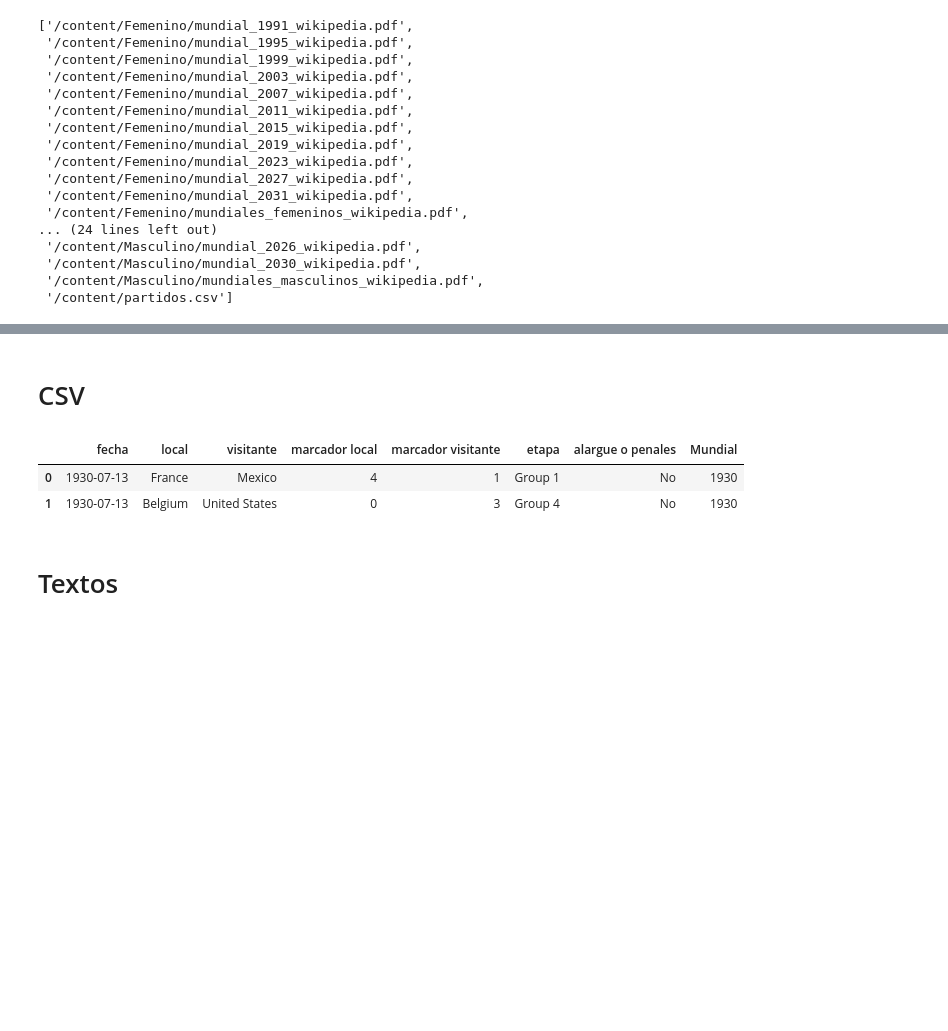
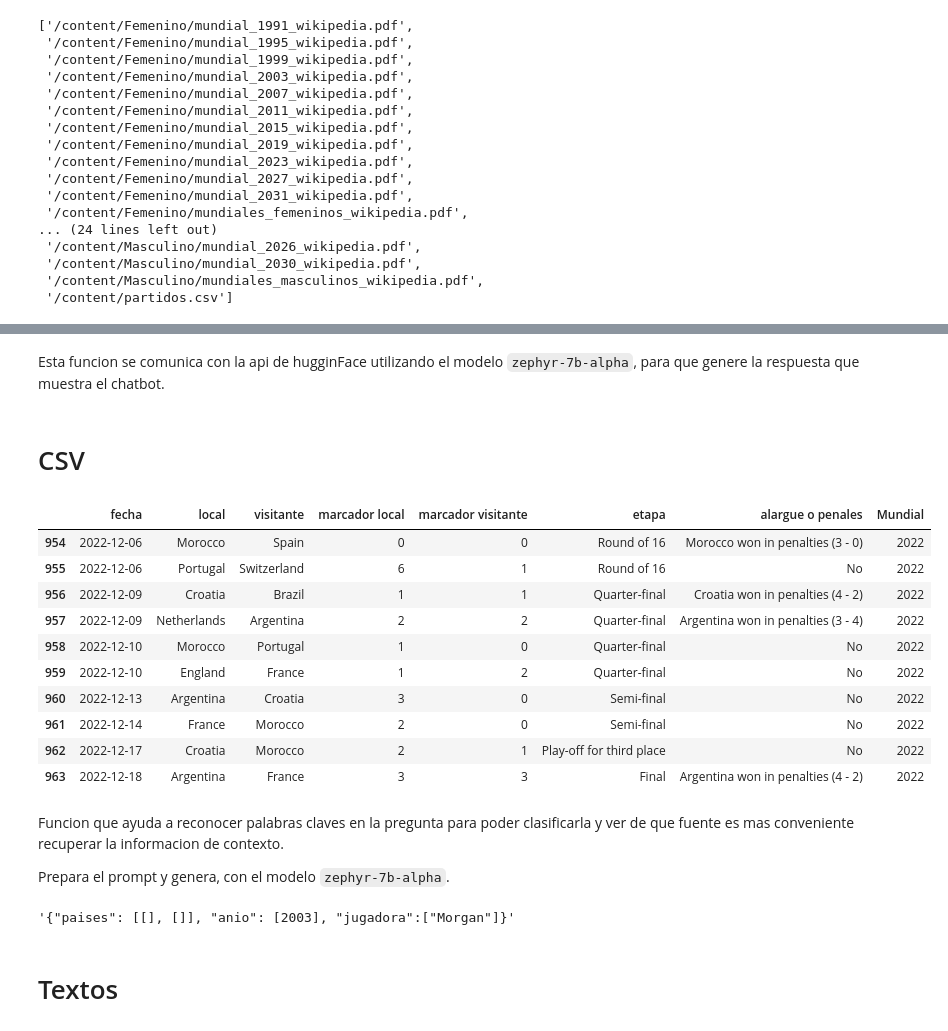
Before and after one commit to santiagof2000/procesamiento_lenguaje_natural_tp2, a Jupyter notebook: TP_2_NLP.ipynb, the cells around one changed output, grey strips where cells are left out. Saved outputs shown, nothing was run; the diff lists cells and outputs as text; code cells hidden in the pictures; blank space fills up the shorter version.

```diff
--- a/TP_2_NLP.ipynb
+++ b/TP_2_NLP.ipynb
@@ -95,0 +206,2 @@ gdown.download_folder(url, quiet=True, output='/content')
+# %% [markdown]
+Esta funcion se comunica con la api de hugginFace utilizando el modelo `zephyr-7b-alpha`, para que genere la respuesta que muestra el chatbot.
@@ -97,9 +236,21 @@ gdown.download_folder(url, quiet=True, output='/content')
 # CSV
 # %%
 df = pd.read_csv('/content/partidos.csv')
-# %%
-df.head(2)
-# %% [output]
-|  | fecha | local | visitante | marcador local | marcador visitante | etapa | alargue o penales | Mundial |
-| 0 | 1930-07-13 | France | Mexico | 4 | 1 | Group 1 | No | 1930 |
-| 1 | 1930-07-13 | Belgium | United States | 0 | 3 | Group 4 | No | 1930 |
+# %%
+df.tail(10)
+# %% [output]
+|  | fecha | local | visitante | marcador local | marcador visitante | etapa | alargue o penales | Mundial |
+| 954 | 2022-12-06 | Morocco | Spain | 0 | 0 | Round of 16 | Morocco won in penalties (3 - 0) | 2022 |
+| 955 | 2022-12-06 | Portugal | Switzerland | 6 | 1 | Round of 16 | No | 2022 |
+| 956 | 2022-12-09 | Croatia | Brazil | 1 | 1 | Quarter-final | Croatia won in penalties (4 - 2) | 2022 |
+| 957 | 2022-12-09 | Netherlands | Argentina | 2 | 2 | Quarter-final | Argentina won in penalties (3 - 4) | 2022 |
+| 958 | 2022-12-10 | Morocco | Portugal | 1 | 0 | Quarter-final | No | 2022 |
+| 959 | 2022-12-10 | England | France | 1 | 2 | Quarter-final | No | 2022 |
+| 960 | 2022-12-13 | Argentina | Croatia | 3 | 0 | Semi-final | No | 2022 |
+| 961 | 2022-12-14 | France | Morocco | 2 | 0 | Semi-final | No | 2022 |
+| 962 | 2022-12-17 | Croatia | Morocco | 2 | 1 | Play-off for third place | No | 2022 |
+| 963 | 2022-12-18 | Argentina | France | 3 | 3 | Final | Argentina won in penalties (4 - 2) | 2022 |
+# %% [markdown]
+Funcion que ayuda a reconocer palabras claves en la pregunta para poder clasificarla y ver de que fuente es mas conveniente recuperar la informacion de contexto.
+
+Prepara el prompt y genera, con el modelo `zephyr-7b-alpha`.
@@ -106,3 +299,8 @@ df.head(2)
+# %%
+query_str='cuantos goles hizo morgan en el mundial de futbol femenino de 2003'
+identificar(query_str)
+# %% [output]
+'{"paises": [[], []], "anio": [2003], "jugadora":["Morgan"]}'
 # %% [markdown]
 # Textos
 # %%
```
Also changed, not shown: parts of 46 cells of this notebook, 1 other file.
